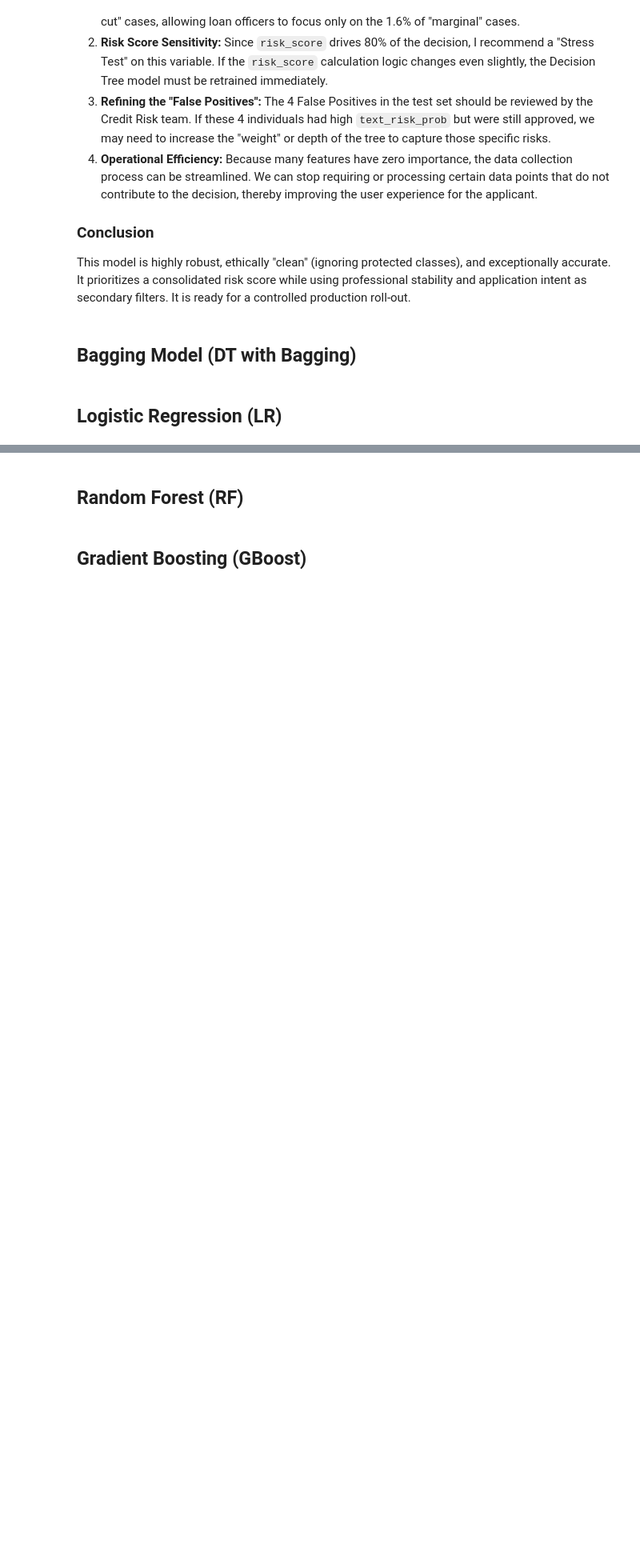
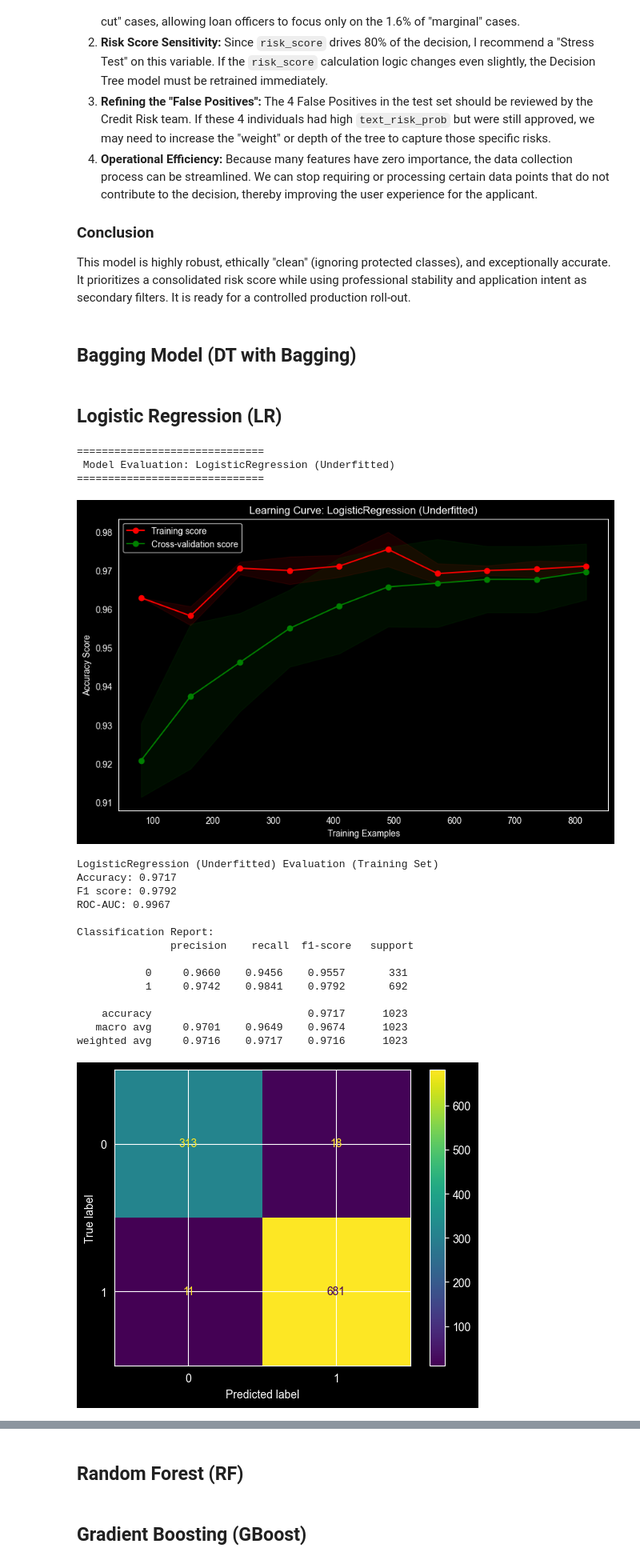
Before and after one commit to hazhalim/dmw-group-project, a Jupyter notebook: WIE3007_Group_Project_Group_11.ipynb, the cells around one changed output, grey strips where cells are left out. Shown at 80% size. Cells and saved outputs as stored; diff of their text form; code cells hidden in the pictures; blank space fills up the shorter version.

Commit message:
Added model evaluation for Logistic Regression

```diff
--- a/WIE3007_Group_Project_Group_11.ipynb
+++ b/WIE3007_Group_Project_Group_11.ipynb
@@ -1264,3 +1264,25 @@ This model is highly robust, ethically "clean" (ignoring protected classes), and
 ## **Bagging Model (DT with Bagging)**
 # %% [markdown]
 ## **Logistic Regression (LR)**
+# %%
+run_model_suite(underfit_lr, overfit_lr, best_lr, X_train_scaled, X_test_scaled, y_train, y_test, "LogisticRegression")
+# %% [output]
+==============================
+ Model Evaluation: LogisticRegression (Underfitted)
+==============================
+[figure, added]
+LogisticRegression (Underfitted) Evaluation (Training Set)
+Accuracy: 0.9717
+F1 score: 0.9792
+ROC-AUC: 0.9967
+
+Classification Report:
+               precision    recall  f1-score   support
+
+           0     0.9660    0.9456    0.9557       331
+           1     0.9742    0.9841    0.9792       692
+
+    accuracy                         0.9717      1023
+   macro avg     0.9701    0.9649    0.9674      1023
+weighted avg     0.9716    0.9717    0.9716      1023
+[figure, added]
```
Also changed, not shown: parts of 5 cells of this notebook.
